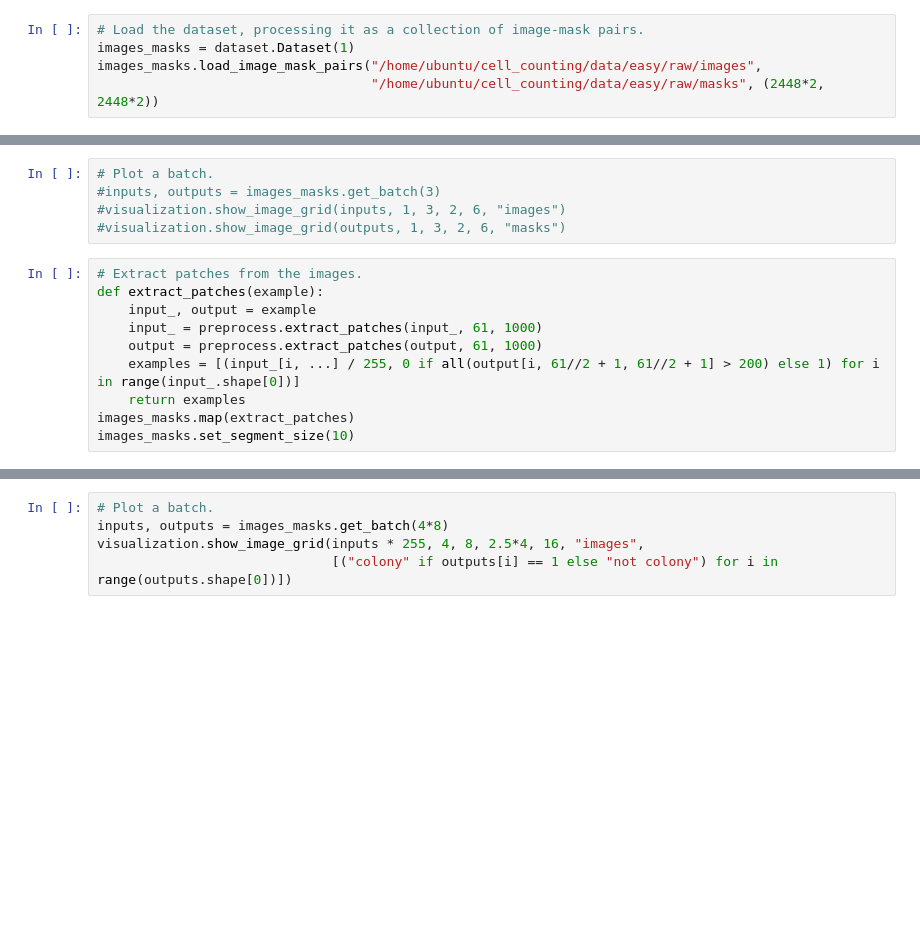
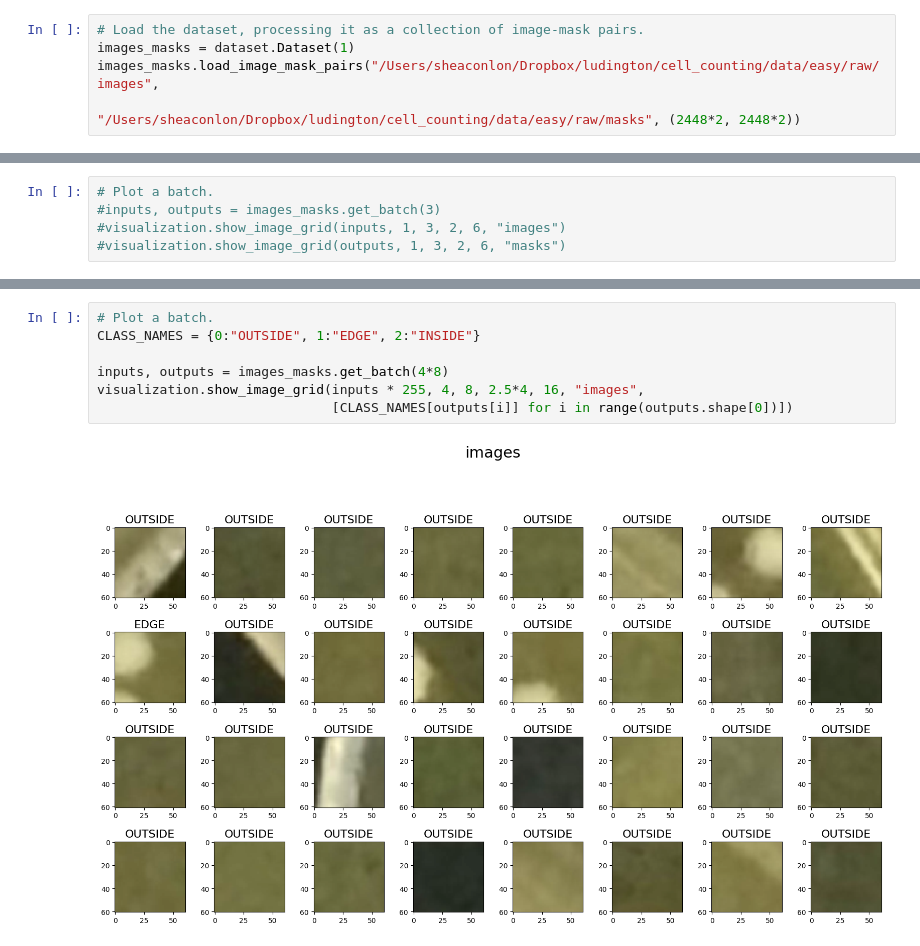
Before and after one commit to sheaconlon/cell_counting2, a Jupyter notebook: src/model/segmentation/convnet1/convnet1.ipynb, the cells around one changed output, grey strips where cells are left out. Cells and saved outputs as stored; diff of their text form; blank space fills up the shorter version.

Commit message:
update segmentation/convnet1 writeup

```diff
--- a/src/model/segmentation/convnet1/convnet1.ipynb
+++ b/src/model/segmentation/convnet1/convnet1.ipynb
@@ -18,8 +27,8 @@ for module in (dataset, visualization, preprocess, metric, model, neural_net, co
 # %%
 # Load the dataset, processing it as a collection of image-mask pairs.
 images_masks = dataset.Dataset(1)
-images_masks.load_image_mask_pairs("/home/ubuntu/cell_counting/data/easy/raw/images",
-                                   "/home/ubuntu/cell_counting/data/easy/raw/masks", (2448*2, 2448*2))
+images_masks.load_image_mask_pairs("/Users/sheaconlon/Dropbox/ludington/cell_counting/data/easy/raw/images",
+                                   "/Users/sheaconlon/Dropbox/ludington/cell_counting/data/easy/raw/masks", (2448*2, 2448*2))
 # %%
 # Plot a batch.
 inputs, outputs = images_masks.get_batch(3)
@@ -37,13 +49,3 @@ visualization.show_image_grid(outputs, 1, 3, 3, 10, "masks")
 #inputs, outputs = images_masks.get_batch(3)
 #visualization.show_image_grid(inputs, 1, 3, 2, 6, "images")
 #visualization.show_image_grid(outputs, 1, 3, 2, 6, "masks")
-# %%
-# Extract patches from the images.
-def extract_patches(example):
-    input_, output = example
-    input_ = preprocess.extract_patches(input_, 61, 1000)
-    output = preprocess.extract_patches(output, 61, 1000)
-    examples = [(input_[i, ...] / 255, 0 if all(output[i, 61//2 + 1, 61//2 + 1] > 200) else 1) for i in range(input_.shape[0])]
-    return examples
-images_masks.map(extract_patches)
-images_masks.set_segment_size(10)
@@ -52,5 +91,9 @@ images_masks._segment_dir
 # %%
 # Plot a batch.
+CLASS_NAMES = {0:"OUTSIDE", 1:"EDGE", 2:"INSIDE"}
+
 inputs, outputs = images_masks.get_batch(4*8)
 visualization.show_image_grid(inputs * 255, 4, 8, 2.5*4, 16, "images",
-                              [("colony" if outputs[i] == 1 else "not colony") for i in range(outputs.shape[0])])
+                              [CLASS_NAMES[outputs[i]] for i in range(outputs.shape[0])])
+# %% [output]
+[figure, added]
```
Also changed, not shown: parts of 20 cells of this notebook, 1 other file.
